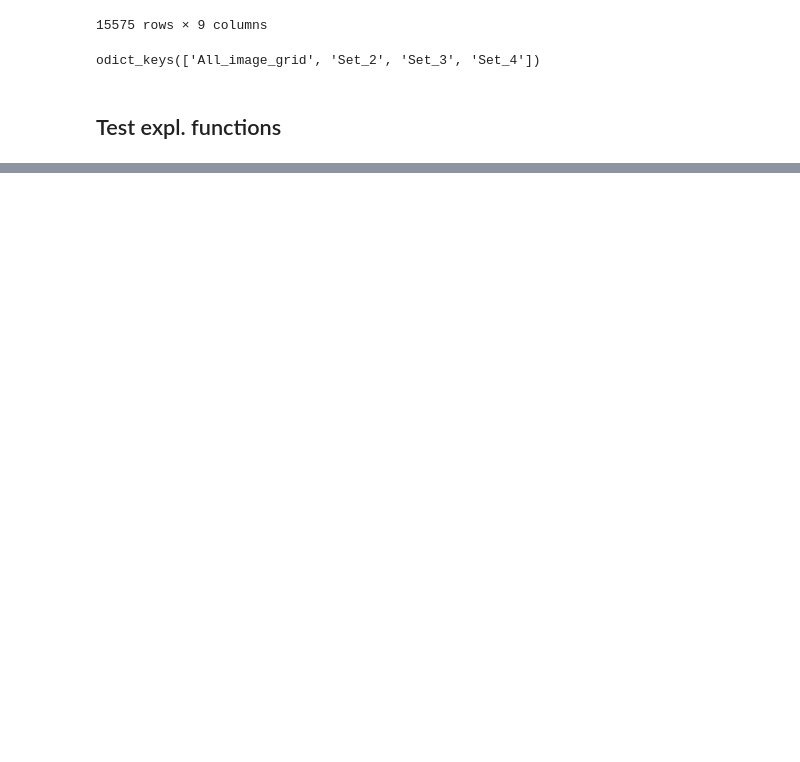
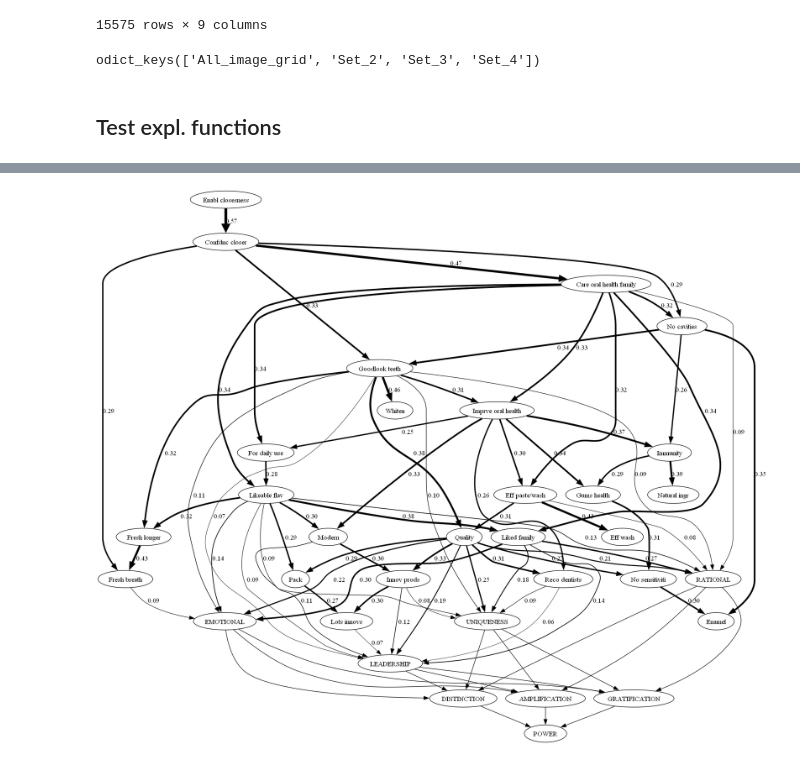
Before and after one commit to woskxmcnvb/BrandImageNetworks, a Jupyter notebook: module_tests.ipynb, the cells around one changed output, grey strips where cells are left out. Cells and saved outputs as stored; diff of their text form; code cells hidden in the pictures; blank space fills up the shorter version.

```diff
--- a/module_tests.ipynb
+++ b/module_tests.ipynb
@@ -44,0 +122,5 @@ expl.ExploratoryReport('data/data.xlsx')
+# %%
+expl.graphs_for_sets['Set_2'].AddEdges(expl.mdf_graph)
+expl.graphs_for_sets['Set_2'].Plot()
+# %% [output]
+[figure, added]
```
Also changed, not shown: parts of 23 cells of this notebook, 3 other files.
